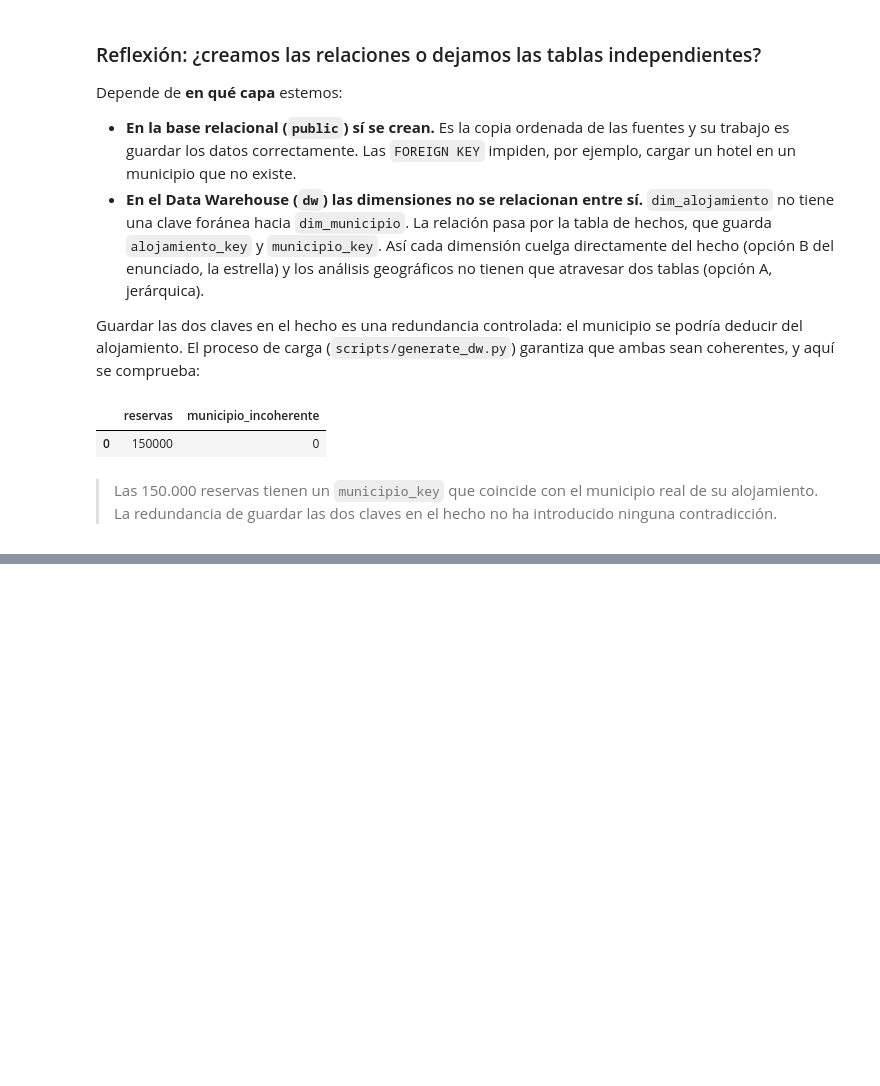
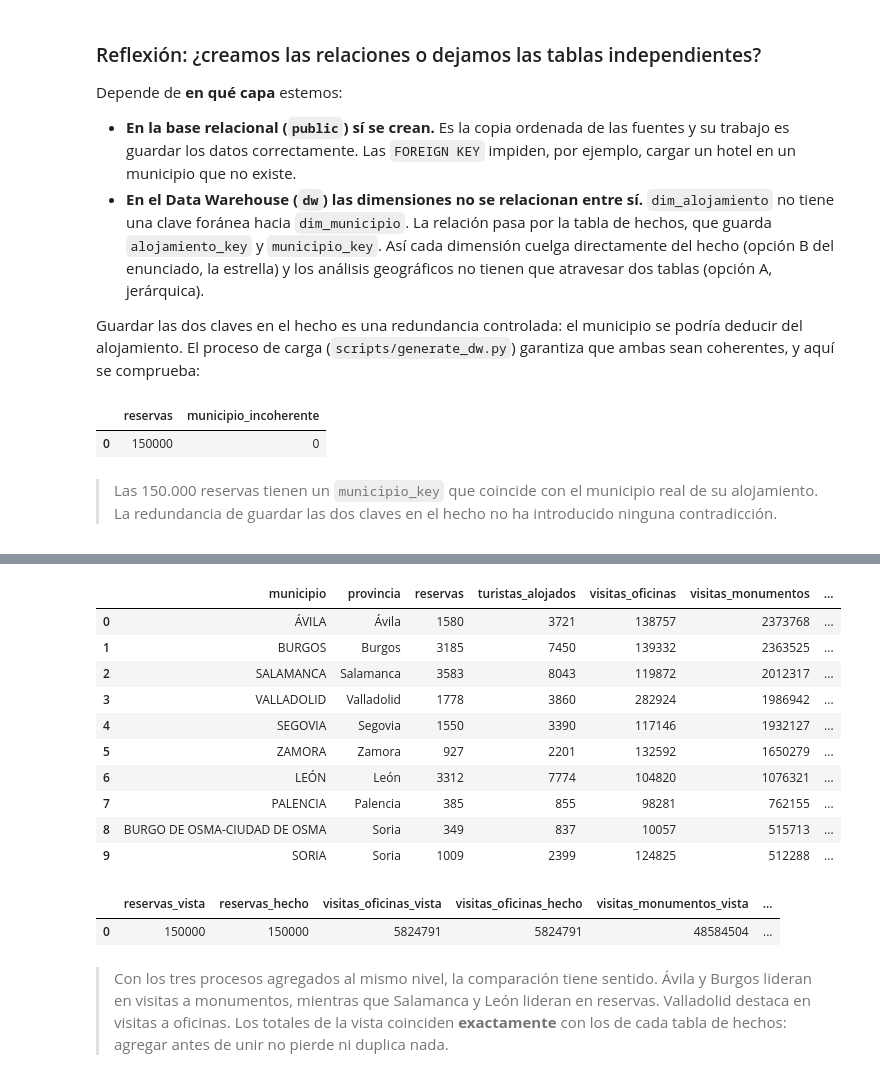
Before and after one commit to GeorgiF0x/SmartTour-BigData, a Jupyter notebook: notebooks/03_Lab05c_Vistas_SCD.ipynb, the cells around one changed output, grey strips where cells are left out. Drawn from its saved outputs; the diff is of its cells as text; code cells hidden in the pictures; blank space fills up the shorter version.

```diff
--- a/notebooks/03_Lab05c_Vistas_SCD.ipynb
+++ b/notebooks/03_Lab05c_Vistas_SCD.ipynb
@@ -708 +710,39 @@ sql("""
+# %%
+actividad = sql("""
+    SELECT municipio, provincia, reservas, turistas_alojados, visitas_oficinas,
+           visitas_monumentos, ingresos_alojamiento, ingresos_monumentos
+    FROM dw.vw_actividad_turistica_municipio
+    WHERE anio = 2025
+    ORDER BY visitas_monumentos DESC
+    LIMIT 10
+""")
+actividad
+# %% [output]
+|  | municipio | provincia | reservas | turistas_alojados | visitas_oficinas | visitas_monumentos | ... |
+| 0 | ÁVILA | Ávila | 1580 | 3721 | 138757 | 2373768 | ... |
+| 1 | BURGOS | Burgos | 3185 | 7450 | 139332 | 2363525 | ... |
+| 2 | SALAMANCA | Salamanca | 3583 | 8043 | 119872 | 2012317 | ... |
+| 3 | VALLADOLID | Valladolid | 1778 | 3860 | 282924 | 1986942 | ... |
+| 4 | SEGOVIA | Segovia | 1550 | 3390 | 117146 | 1932127 | ... |
+| 5 | ZAMORA | Zamora | 927 | 2201 | 132592 | 1650279 | ... |
+| 6 | LEÓN | León | 3312 | 7774 | 104820 | 1076321 | ... |
+| 7 | PALENCIA | Palencia | 385 | 855 | 98281 | 762155 | ... |
+| 8 | BURGO DE OSMA-CIUDAD DE OSMA | Soria | 349 | 837 | 10057 | 515713 | ... |
+| 9 | SORIA | Soria | 1009 | 2399 | 124825 | 512288 | ... |
+# %%
+# Los totales de la vista coinciden con los de cada tabla de hechos: agregar antes de unir no pierde ni duplica nada
+sql("""
+    SELECT
+      (SELECT SUM(reservas)::bigint           FROM dw.vw_actividad_turistica_municipio) AS reservas_vista,
+      (SELECT COUNT(*)                FROM dw.fact_reservas)                    AS reservas_hecho,
+      (SELECT SUM(visitas_oficinas)::bigint   FROM dw.vw_actividad_turistica_municipio) AS visitas_oficinas_vista,
+      (SELECT SUM(num_visitas)        FROM dw.fact_visitas_oficinas)            AS visitas_oficinas_hecho,
+      (SELECT SUM(visitas_monumentos)::bigint FROM dw.vw_actividad_turistica_municipio) AS visitas_monumentos_vista,
+      (SELECT SUM(num_visitas)        FROM dw.fact_visitas_monumentos)          AS visitas_monumentos_hecho
+""")
+# %% [output]
+|  | reservas_vista | reservas_hecho | visitas_oficinas_vista | visitas_oficinas_hecho | visitas_monumentos_vista | ... |
+| 0 | 150000 | 150000 | 5824791 | 5824791 | 48584504 | ... |
+# %% [markdown]
+> Con los tres procesos agregados al mismo nivel, la comparación tiene sentido. Ávila y Burgos lideran en visitas a monumentos, mientras que Salamanca y León lideran en reservas. Valladolid destaca en visitas a oficinas. Los totales de la vista coinciden **exactamente** con los de cada tabla de hechos: agregar antes de unir no pierde ni duplica nada.
 # %% [markdown]
```
Also changed, not shown: parts of 95 cells of this notebook, 4 other files.
